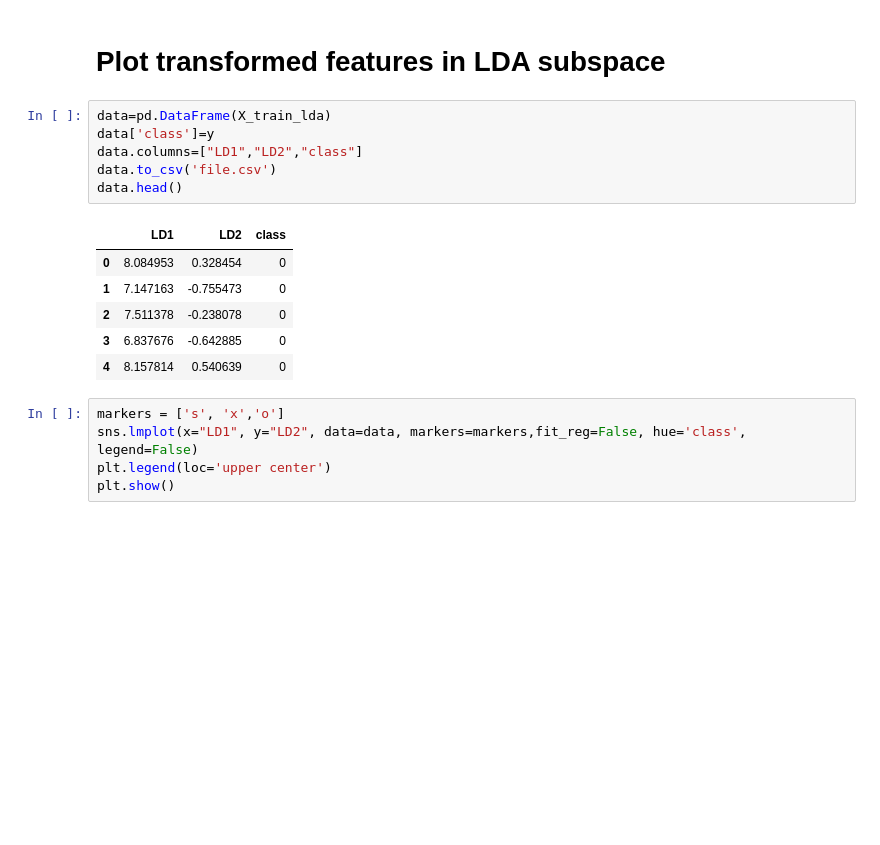
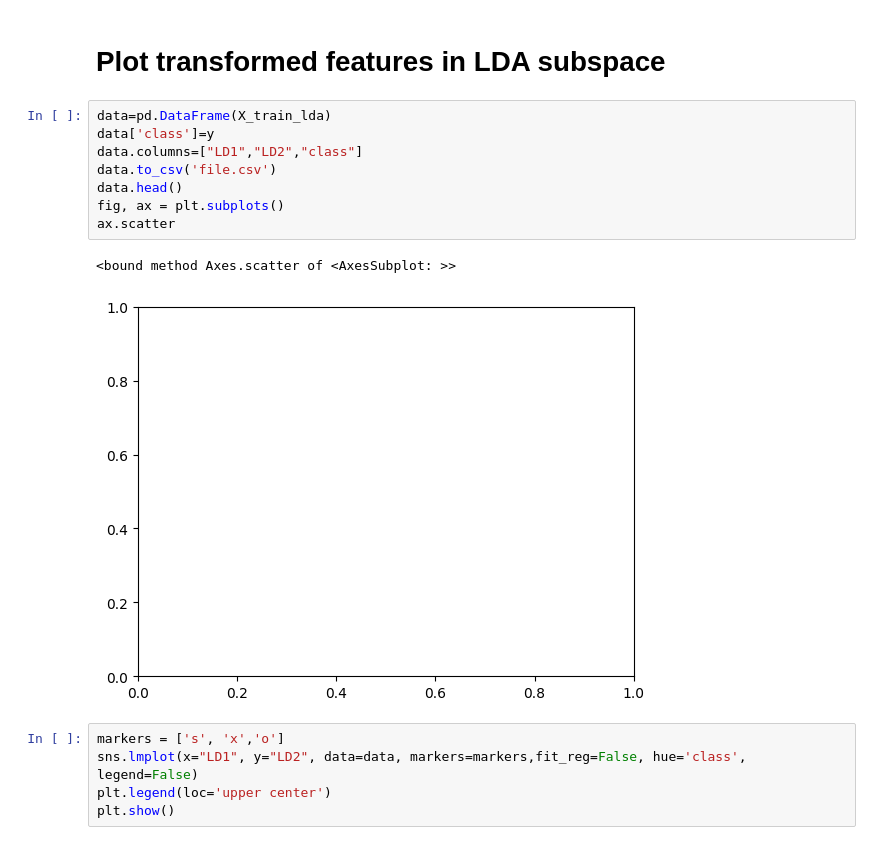
Before and after one commit to Samuel-2552/Maths-Project-LDA, a Jupyter notebook: LDA_irisdataset.ipynb, the cells around one changed output. Cells and saved outputs as stored; diff of their text form; blank space fills up the shorter version.

```diff
--- a/LDA_irisdataset.ipynb
+++ b/LDA_irisdataset.ipynb
@@ -115,16 +115,14 @@ X_train_lda = X_train_std.dot(W)
 # %%
 data=pd.DataFrame(X_train_lda)
 data['class']=y
 data.columns=["LD1","LD2","class"]
 data.to_csv('file.csv')
 data.head()
+fig, ax = plt.subplots()
+ax.scatter
 # %% [output]
-|  | LD1 | LD2 | class |
-| 0 | 8.084953 | 0.328454 | 0 |
-| 1 | 7.147163 | -0.755473 | 0 |
-| 2 | 7.511378 | -0.238078 | 0 |
-| 3 | 6.837676 | -0.642885 | 0 |
-| 4 | 8.157814 | 0.540639 | 0 |
+<bound method Axes.scatter of <AxesSubplot: >>
+[figure, added]
 # %%
 markers = ['s', 'x','o']
 sns.lmplot(x="LD1", y="LD2", data=data, markers=markers,fit_reg=False, hue='class', legend=False)
```
Also changed, not shown: 3 other files.
